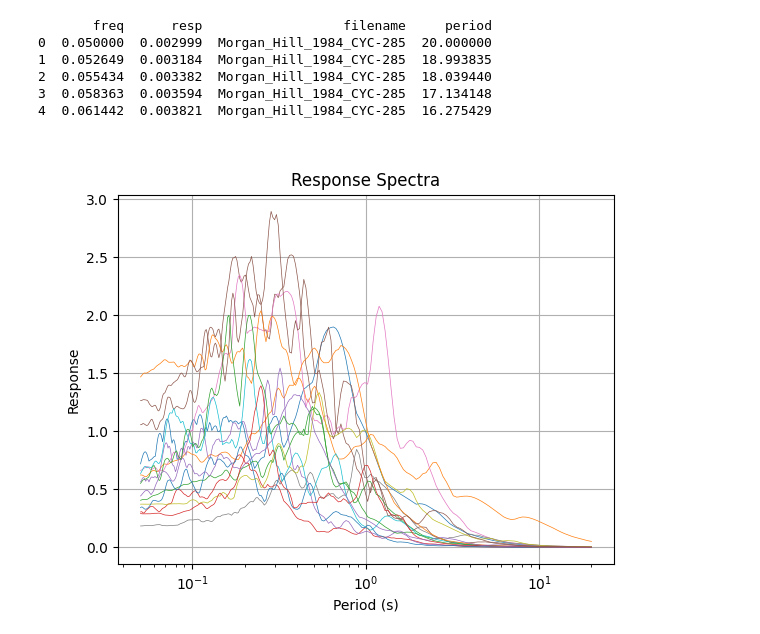
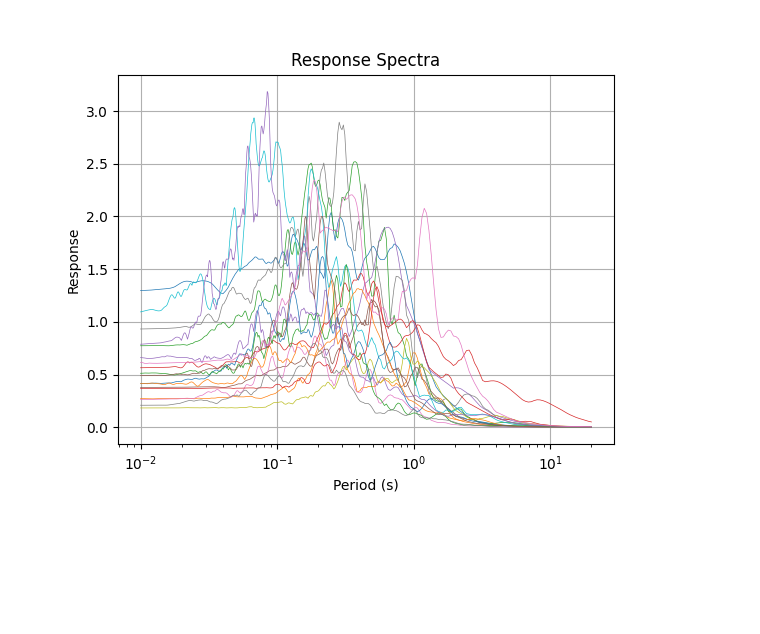
Before and after one commit to pySLAMMER/pySLAMMER, a Jupyter notebook: temp/response_spectra.ipynb, the cells around one changed output. Drawn from its saved outputs; the diff is of its cells as text; code cells hidden in the pictures; blank space fills up the shorter version.

Commit message:
comparison plots

```diff
--- a/temp/response_spectra.ipynb
+++ b/temp/response_spectra.ipynb
@@ -6,56 +7,42 @@ import matplotlib.pyplot as plt
 
 %matplotlib widget
 # %%
-# Define the folder path (up one level and down two levels)
+# Navigate to ground motion suite response spectra files
 current_dir = os.getcwd()
 folder_path = Path(current_dir).resolve().parents[0] / "tests" / "pySLAMMER_suite_resp"
-
-# List all CSV files in the folder
 csv_files = list(folder_path.glob("*.csv"))
 
 # Read each CSV file into a DataFrame and store them in a list
-dataframes = []
+freq_index = 0
+resp_index = 1
+spectra = {}
 for csv_file in csv_files:
-    df = pd.read_csv(csv_file, skiprows=2, header=None)
-    df.columns = ["freq", "resp"]
-    df["filename"] = csv_file.name.strip(".csv")  # Add a column with the filename
-    dataframes.append(df)
-
-# Optionally, combine all DataFrames into one
-resp_df = pd.concat(dataframes, ignore_index=True)
-
-resp_df = resp_df[resp_df["freq"] <= 20]
-resp_df["resp"] = resp_df["resp"]/981 # Convert to g's
-resp_df["period"] = 1/resp_df["freq"] # Calculate period
-
-# Display the first few rows of the combined DataFrame
-print(resp_df.head())
+    data = np.loadtxt(csv_file, delimiter=",", skiprows=2)
+    # convert response from cm/s^2 to g's
+    data[:, resp_index] = data[:, resp_index] / 981
+    spectra[csv_file.name.strip(".csv")] = data
-# %% [output]
-       freq      resp                  filename     period
-0  0.050000  0.002999  Morgan_Hill_1984_CYC-285  20.000000
-1  0.052649  0.003184  Morgan_Hill_1984_CYC-285  18.993835
-2  0.055434  0.003382  Morgan_Hill_1984_CYC-285  18.039440
-3  0.058363  0.003594  Morgan_Hill_1984_CYC-285  17.134148
-4  0.061442  0.003821  Morgan_Hill_1984_CYC-285  16.275429
 # %%
 # Initialize the plot
 fig, ax = plt.subplots()
 
-# Group the combined DataFrame by the 'filename' column and plot each group
-for filename, group in resp_df.groupby("filename"):
-    if "Landers" in filename or "Nah" in filename:
-        continue
-    ax.plot(group["period"], group["resp"], label=filename, linewidth=0.5)  # Use filename as the label
+for motion in spectra:
+    ax.plot(
+        1/spectra[motion][:, freq_index],
+        spectra[motion][:, resp_index],
+        label=motion,
+        linewidth=0.5,
+    )
+
 
 # Add labels, legend, and grid
 ax.set_xlabel("Period (s)")
 ax.set_ylabel("Response")
 ax.set_title("Response Spectra")
 ax.set_xscale("log")
 # ax.legend(loc="upper right", fontsize="small", title="Filename", title_fontsize="medium")
 ax.grid(True)
 
 # Show the plot
 plt.show()
 # %% [output]
-[figure, old version]
+[figure, new version]
```
Also changed, not shown: parts of 1 cell of this notebook, 28 other files.
